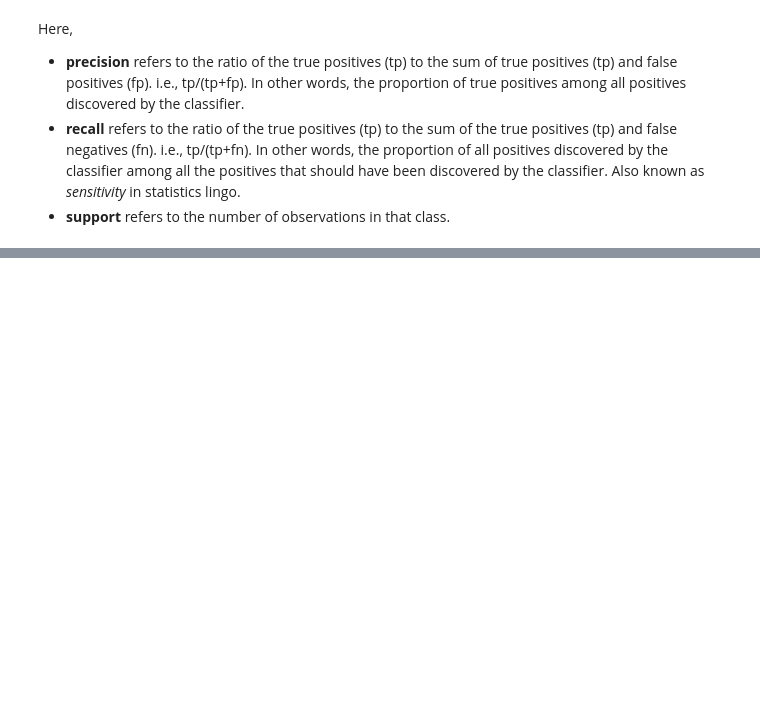
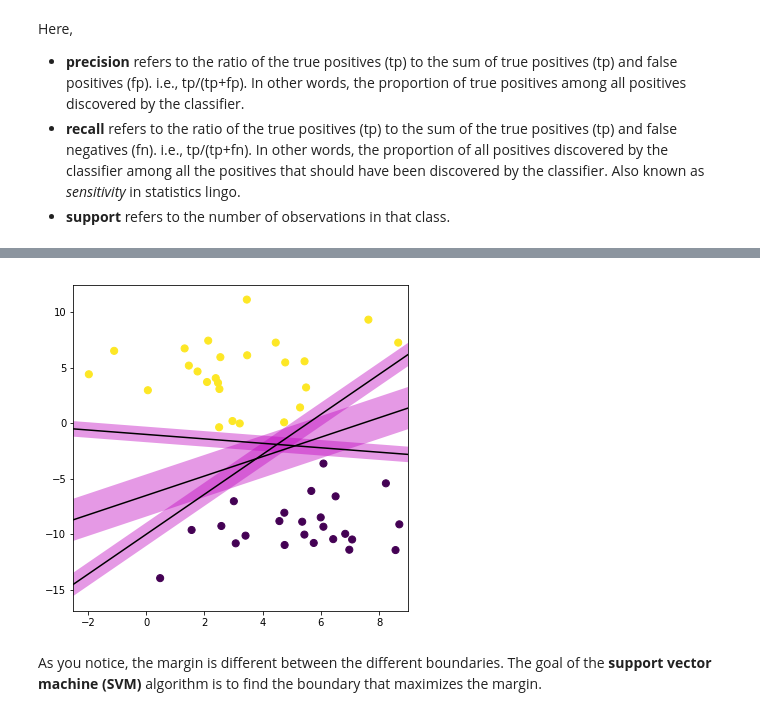
Before and after one commit to sathayas/JupyterfMRIFall2019, a Jupyter notebook: MachineLearning.ipynb, the cells around one changed output, grey strips where cells are left out. Saved outputs shown, nothing was run; the diff lists cells and outputs as text; code cells hidden in the pictures; blank space fills up the shorter version.

```diff
--- a/MachineLearning.ipynb
+++ b/MachineLearning.ipynb
@@ -942,0 +991,15 @@ Here,
+# %%
+# plotting possible boundaries with margins
+plt.figure(figsize=[6,6])
+plt.scatter(X[:, 0], X[:, 1], c=y, s=50)
+for m, b, d in [(0.875, -6.5, 1.9), (-0.2, -1, 0.7), (1.8, -10, 1.05)]:
+    yfit = m * xfit + b
+    plt.plot(xfit, yfit, 'k-')
+    plt.fill_between(xfit, yfit - d, yfit + d, edgecolor='none',
+                     color='m', alpha=0.4)
+plt.xlim(xMin, xMax)
+plt.show()
+# %% [output]
+[figure, added]
+# %% [markdown]
+As you notice, the margin is different between the different boundaries. The goal of the **support vector machine** **(SVM)** algorithm is to find the boundary that maximizes the margin.
```
Also changed, not shown: parts of 28 cells of this notebook.
